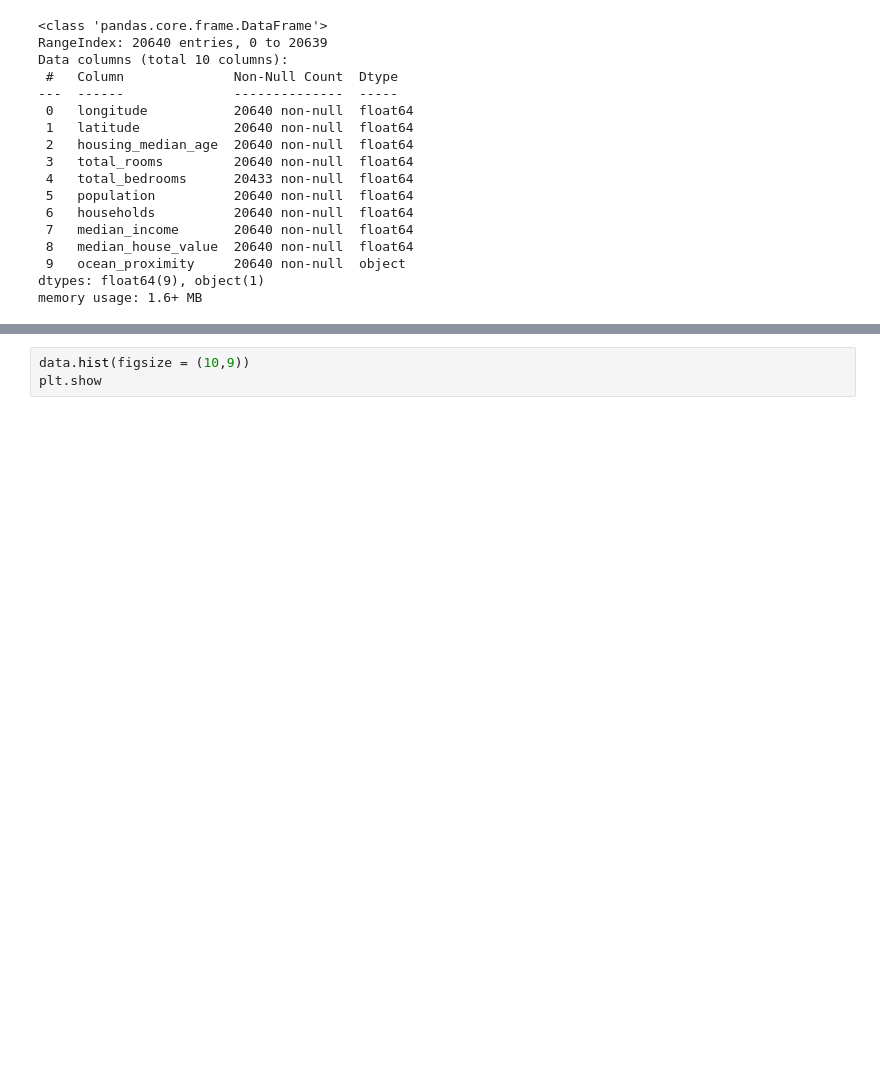
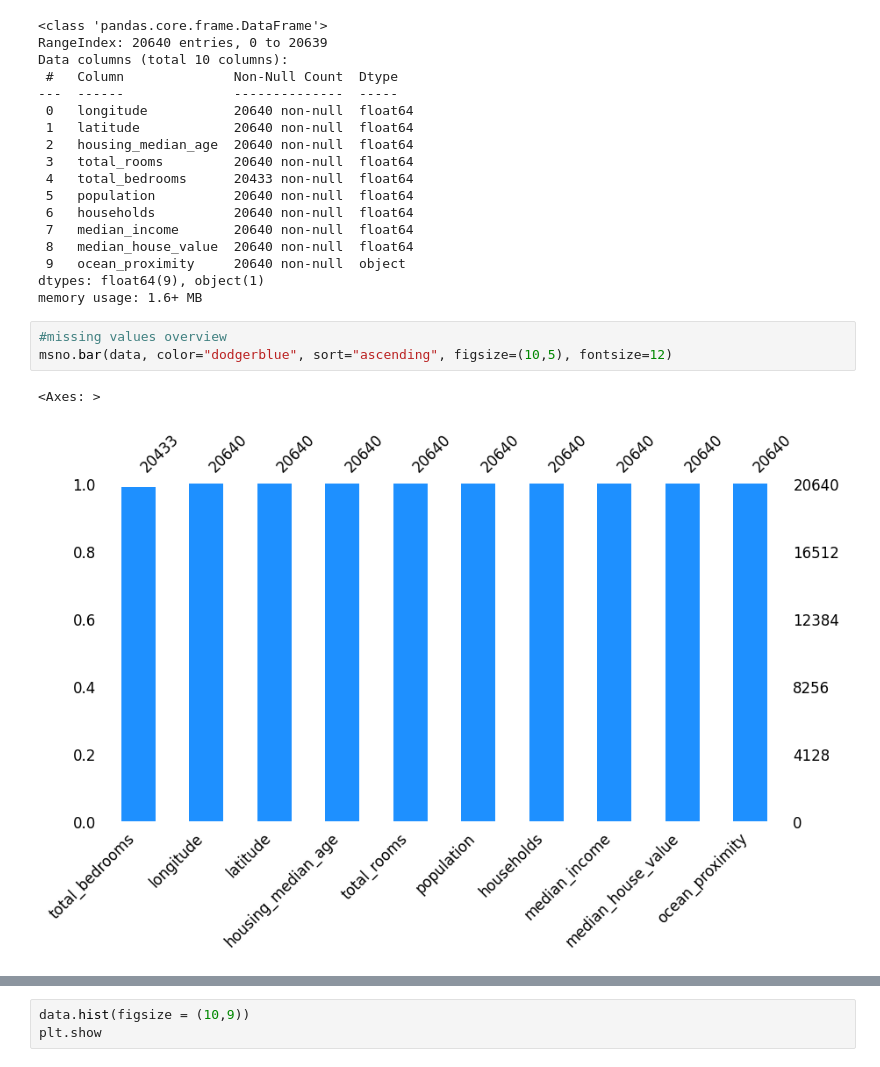
Before and after one commit to Joberri/House_Price_Prediction, a Jupyter notebook: HOUSE_PRICE_PREDICTION_IPYNB.ipynb, the cells around one changed output, grey strips where cells are left out. Cells and saved outputs as stored; diff of their text form; blank space fills up the shorter version.

```diff
--- a/HOUSE_PRICE_PREDICTION_IPYNB.ipynb
+++ b/HOUSE_PRICE_PREDICTION_IPYNB.ipynb
@@ -42,4 +43,10 @@ Data columns (total 10 columns):
  9   ocean_proximity     20640 non-null  object
 dtypes: float64(9), object(1)
 memory usage: 1.6+ MB
+# %%
+#missing values overview
+msno.bar(data, color="dodgerblue", sort="ascending", figsize=(10,5), fontsize=12)
+# %% [output]
+<Axes: >
+[figure, added]
 # %%
```
Also changed, not shown: parts of 6 cells of this notebook.
